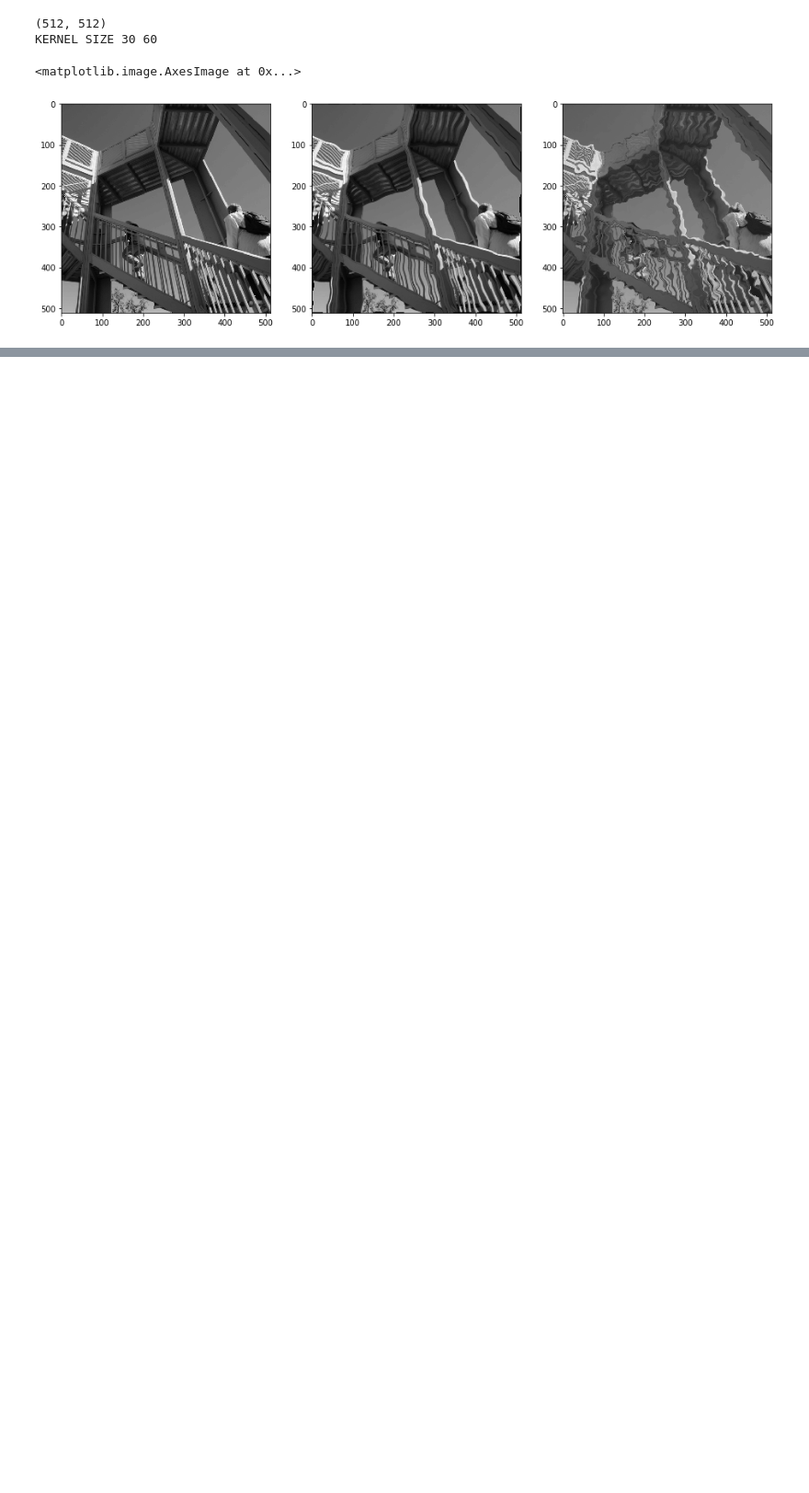
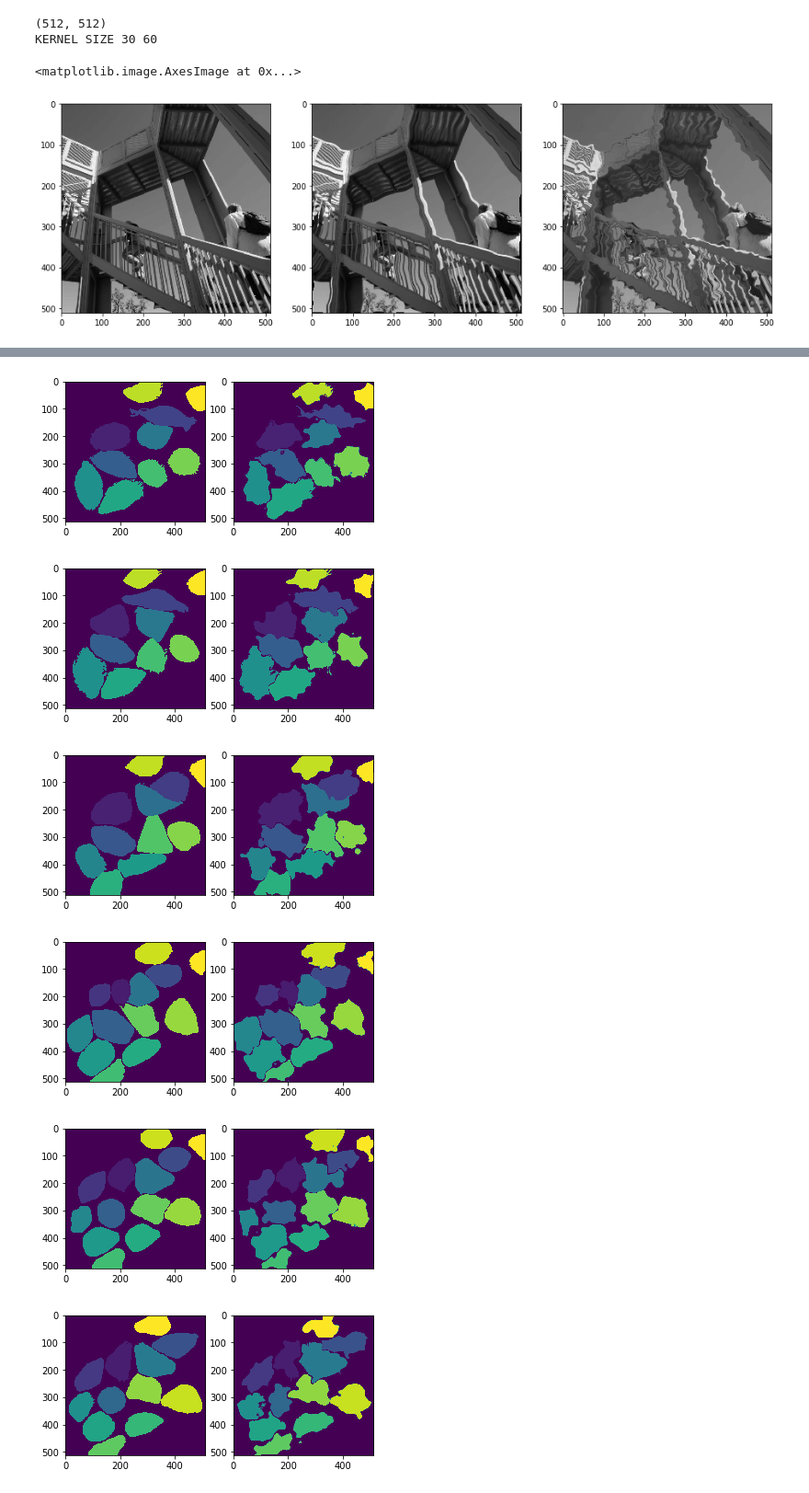
Before and after one commit to nsirons/DL-unet, a Jupyter notebook: elastic_test.ipynb, the cells around one changed output, grey strips where cells are left out. Shown at 92% size. Saved outputs shown, nothing was run; the diff lists cells and outputs as text; code cells hidden in the pictures; blank space fills up the shorter version.

Commit message:
init main, data vis + data augmentation

```diff
--- a/elastic_test.ipynb
+++ b/elastic_test.ipynb
@@ -259,0 +242,20 @@ for i in range(len(target)):
+# %%
+cur_dir = os.path.abspath('')
+DATASET = 'PhC-C2DH-U373'
+DATASET = 'DIC-C2DH-HeLa'
+target_path = os.path.join(cur_dir, "data", f"{DATASET}-training", "01_GT", "SEG")
+target = os.listdir(target_path)
+for i in range(len(target)):
+    img = cv.imread(os.path.join(target_path, target[i]), -1)
+    plt.subplot(1,2,1)
+    plt.imshow(img)
+    plt.subplot(1,2,2)
+    plt.imshow(elastic_transform(img, 500, 10))
+    plt.show()
+# %% [output]
+[figure, added]
+[figure, added]
+[figure, added]
+[figure, added]
+[figure, added]
+[figure, added]
```
Also changed, not shown: parts of 3 cells of this notebook, 1 other file.
